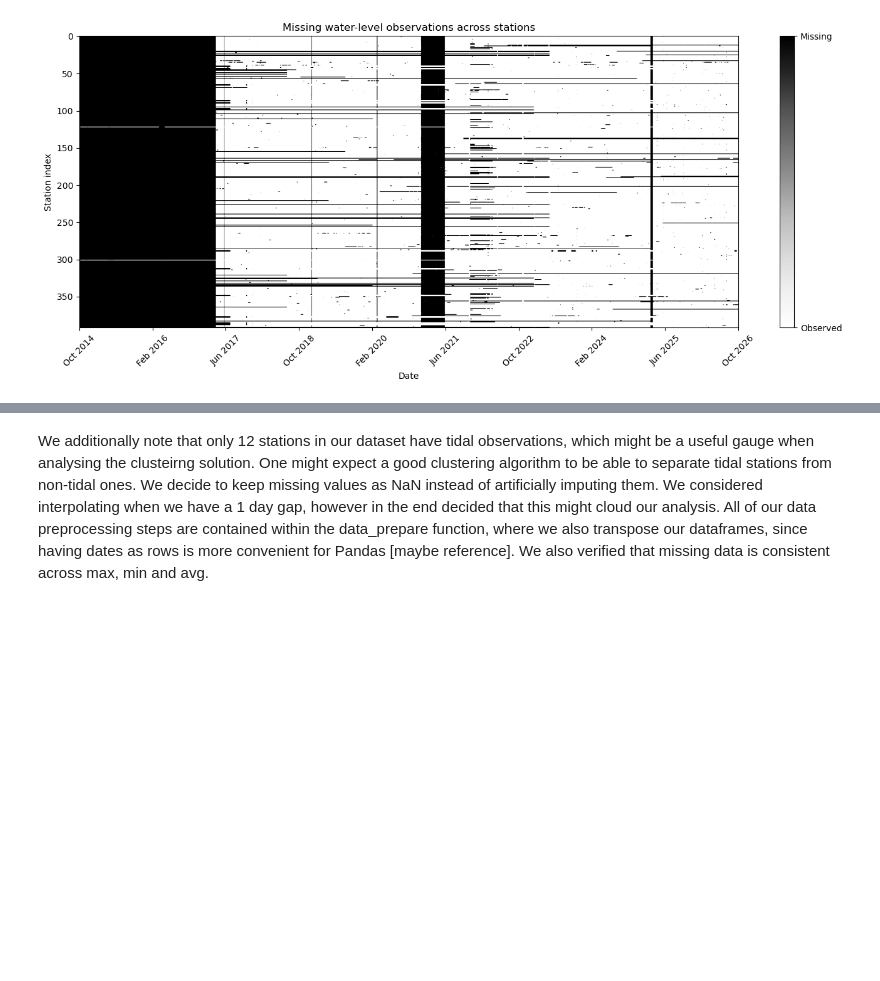
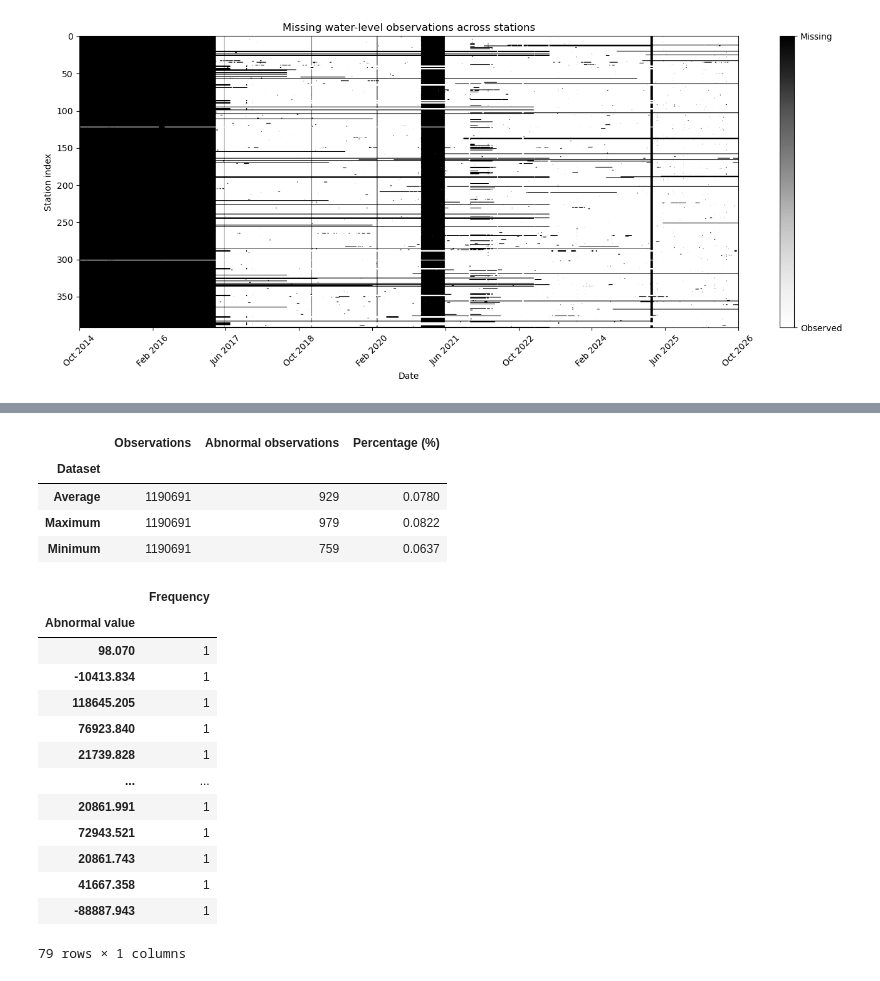
Before and after one commit to EmmaSC05/MLP-Group-Project, a Jupyter notebook: Project_copy_Maciek_ver.ipynb, the cells around one changed output, grey strips where cells are left out. Drawn from its saved outputs; the diff is of its cells as text; code cells hidden in the pictures; blank space fills up the shorter version.

```diff
--- a/Project_copy_Maciek_ver.ipynb
+++ b/Project_copy_Maciek_ver.ipynb
@@ -120,2 +141,53 @@ Potential outliers are present in the datasets, such as reports of river level e
+# %%
+results = []
+
+for name, df in {
+    "Average": df_avg,
+    "Maximum": df_max,
+    "Minimum": df_min
+}.items():
+
+    data = df.iloc[:, 3:].apply(pd.to_numeric, errors="coerce")
+
+    n_outliers = (data.abs() > 30).sum().sum()
+    n_observations = data.count().sum()
+
+    results.append({
+        "Dataset": name,
+        "Observations": n_observations,
+        "Abnormal observations": n_outliers,
+        "Percentage (%)": 100 * n_outliers / n_observations
+    })
+
+display(pd.DataFrame(results).round(4).set_index("Dataset"))
+
+# Frequency of abnormal values in the average dataset
+data = df_avg.iloc[:, 3:].apply(pd.to_numeric, errors="coerce")
+
+display(
+    data.where(data.abs() > 36).stack().value_counts()
+    .rename_axis("Abnormal value")
+    .to_frame("Frequency")
+)
+# %% [output]
+|  | Observations | Abnormal observations | Percentage (%) |
+| Dataset |  |  |  |
+| Average | 1190691 | 929 | 0.0780 |
+| Maximum | 1190691 | 979 | 0.0822 |
+| Minimum | 1190691 | 759 | 0.0637 |
+|  | Frequency |
+| Abnormal value |  |
+| 98.070 | 1 |
+| -10413.834 | 1 |
+| 118645.205 | 1 |
+| 76923.840 | 1 |
+| 21739.828 | 1 |
+| ... | ... |
+| 20861.991 | 1 |
+| 72943.521 | 1 |
+| 20861.743 | 1 |
+| 41667.358 | 1 |
+| -88887.943 | 1 |
+79 rows × 1 columns
 # %%
 # Data preprocessing
@@ -154,5 +220,3 @@ maximum = prepare_cluster(df_max)
-# %% [markdown]
-We additionally note that only 12 stations in our dataset have tidal observations, which might be a useful gauge when analysing the clusteirng solution. One might expect a good clustering algorithm to be able to separate tidal stations from non-tidal ones. We decide to keep missing values as NaN instead of artificially imputing them. We considered interpolating when we have a 1 day gap, however in the end decided that this might cloud our analysis. All of our data preprocessing steps are contained within the data_prepare function, where we also transpose our dataframes, since having dates as rows is more convenient for Pandas [maybe reference]. We also verified that missing data is consistent across max, min and avg.
 # %% [markdown]
 ## Feature Engineering
 
```
Also changed, not shown: parts of 42 cells of this notebook, 1 other file.
